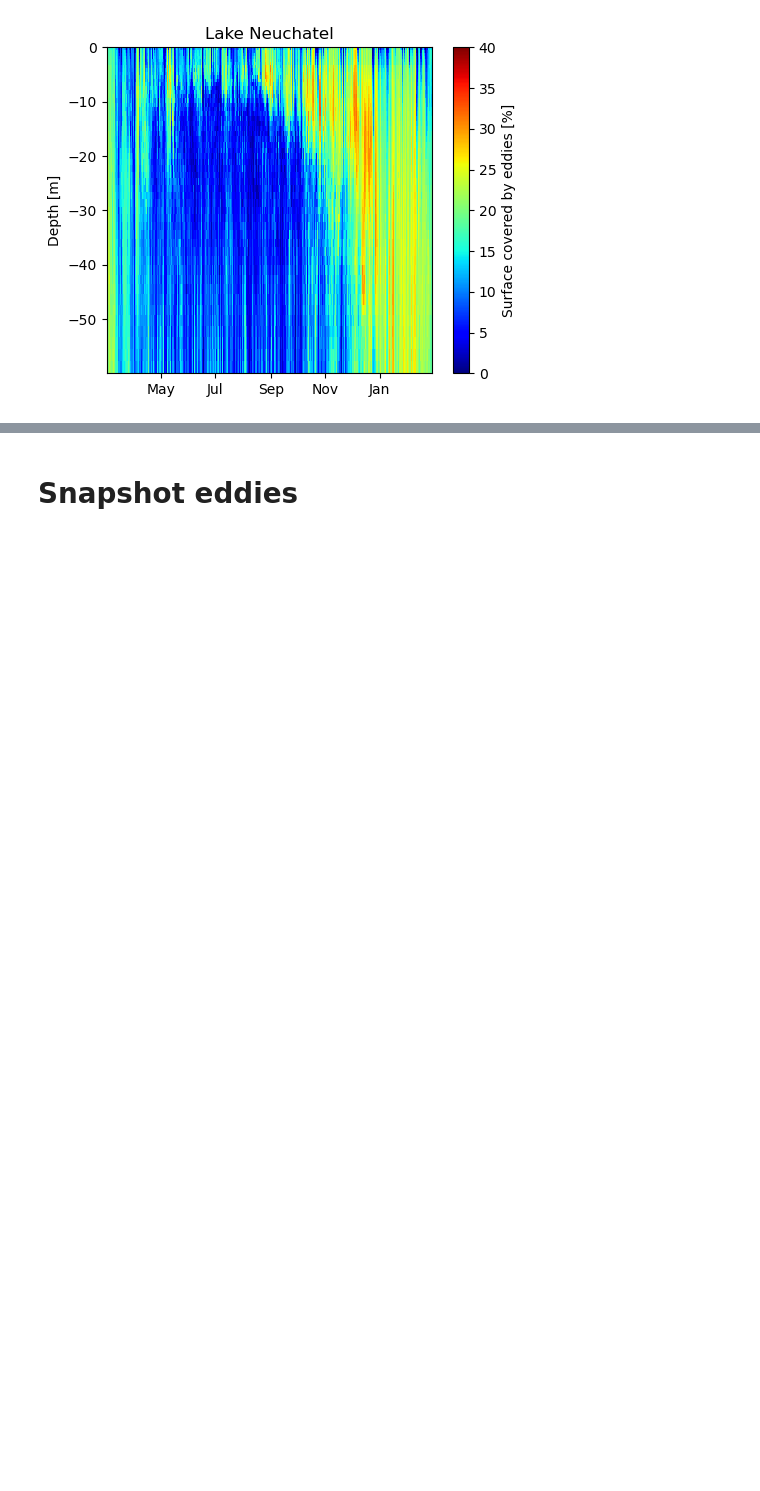
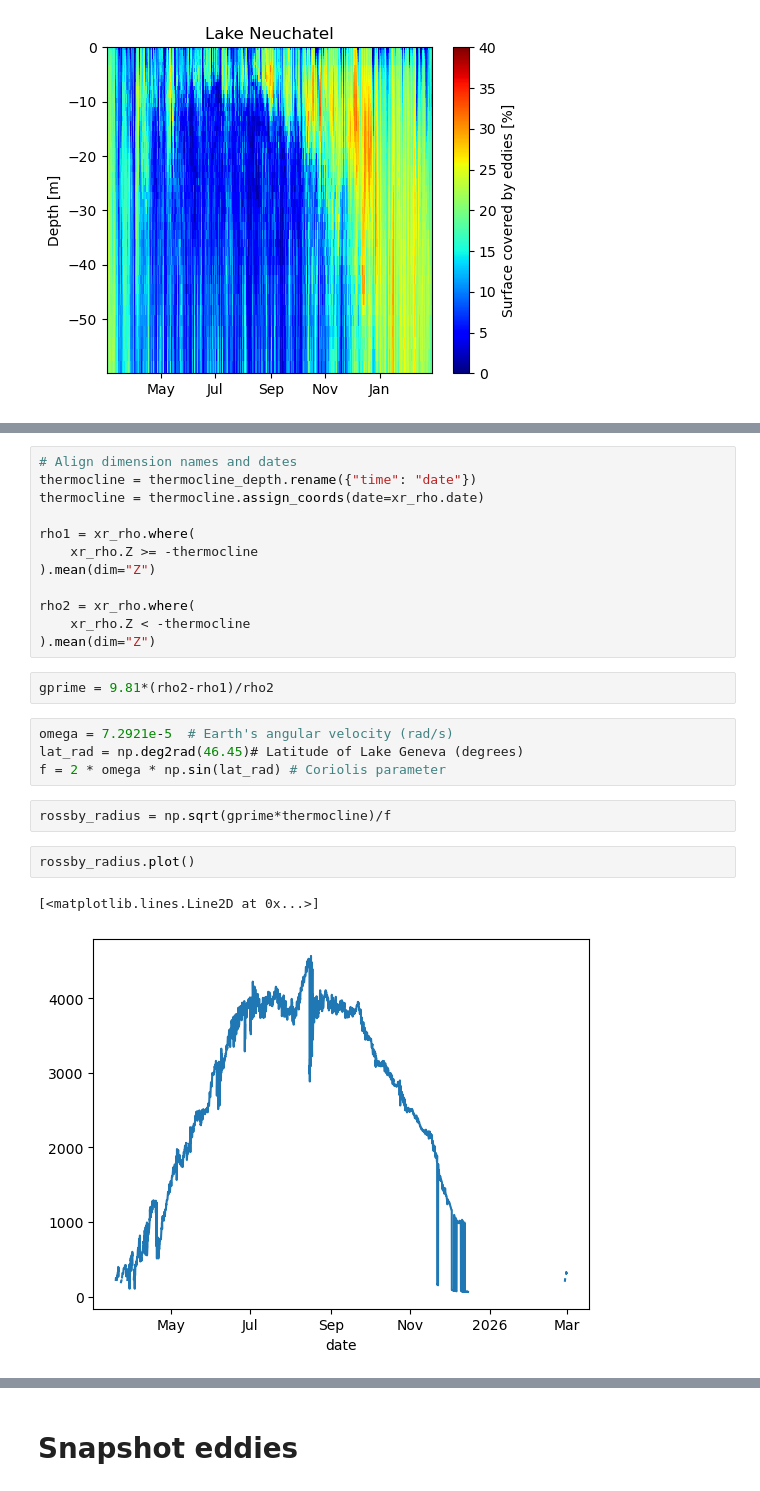
Before and after one commit to leroquan/horizontal_structure_analysis, a Jupyter notebook: eddies/lvl0_eddy_statistics.ipynb, the cells around one changed output, grey strips where cells are left out. Cells and saved outputs as stored; diff of their text form; blank space fills up the shorter version.

```diff
--- a/eddies/lvl0_eddy_statistics.ipynb
+++ b/eddies/lvl0_eddy_statistics.ipynb
@@ -118,0 +179,25 @@ plt.tight_layout()
+# %%
+# Align dimension names and dates
+thermocline = thermocline_depth.rename({"time": "date"})
+thermocline = thermocline.assign_coords(date=xr_rho.date)
+
+rho1 = xr_rho.where(
+    xr_rho.Z >= -thermocline
+).mean(dim="Z")
+
+rho2 = xr_rho.where(
+    xr_rho.Z < -thermocline
+).mean(dim="Z")
+# %%
+gprime = 9.81*(rho2-rho1)/rho2
+# %%
+omega = 7.2921e-5  # Earth's angular velocity (rad/s)
+lat_rad = np.deg2rad(46.45)# Latitude of Lake Geneva (degrees)
+f = 2 * omega * np.sin(lat_rad) # Coriolis parameter
+# %%
+rossby_radius = np.sqrt(gprime*thermocline)/f
+# %%
+rossby_radius.plot()
+# %% [output]
+[<matplotlib.lines.Line2D at 0x...>]
+[figure, added]
```
Also changed, not shown: parts of 23 cells of this notebook, 8 other files.
